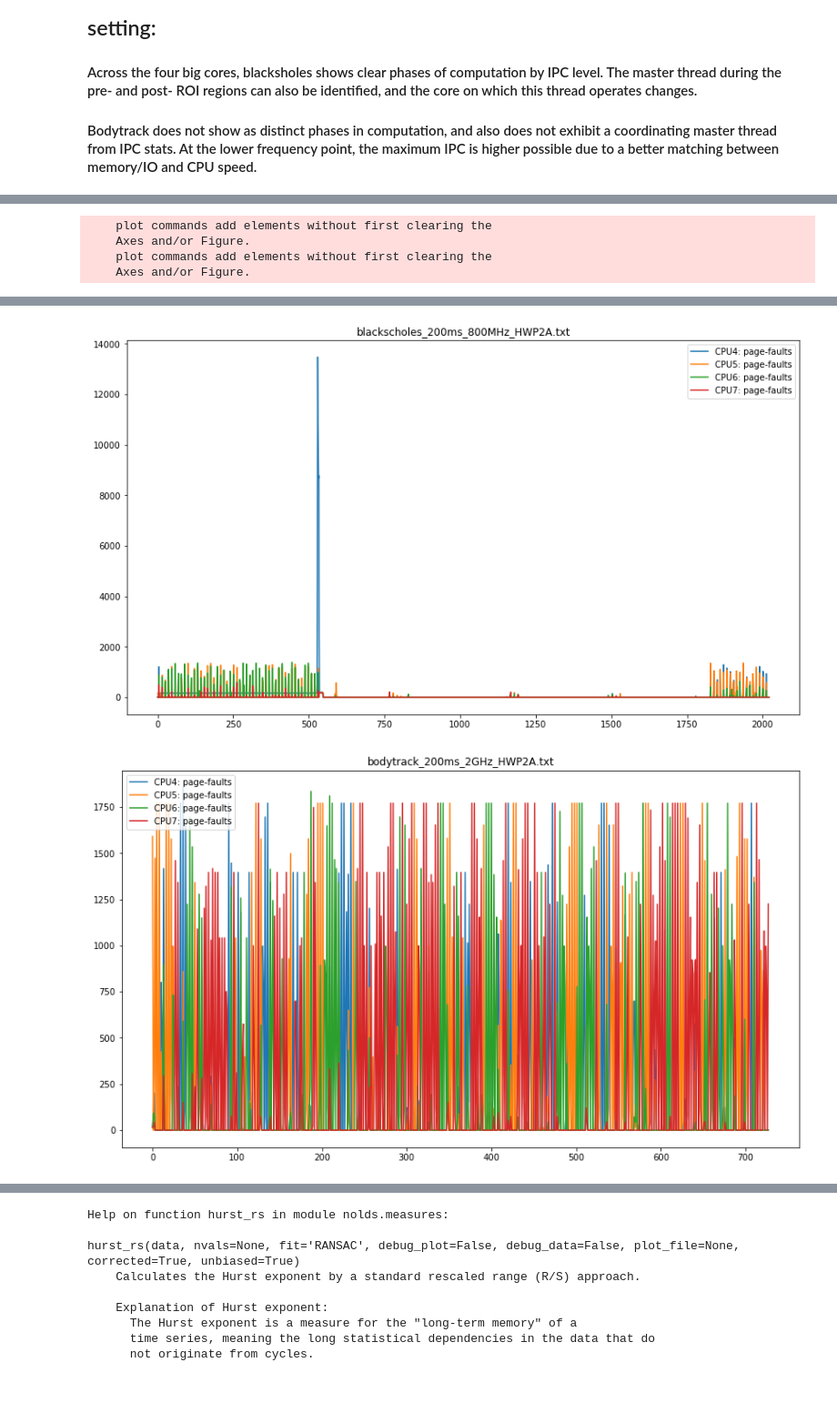
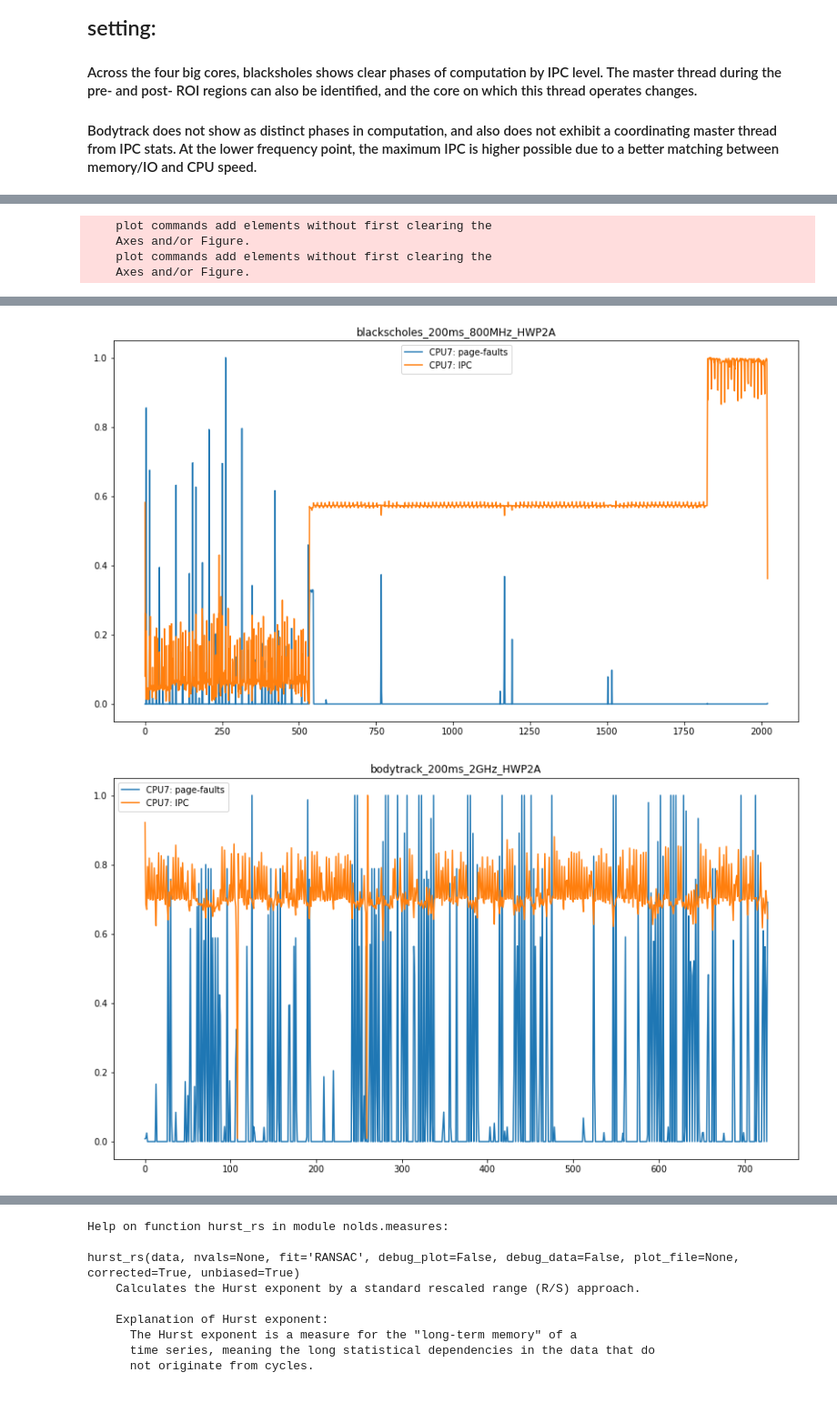
Before and after one commit to MaiaBlanco/userland_dvfs_gov, a Jupyter notebook: data/perf_counters/Plot Perf Counters.ipynb, the cells around one changed output, grey strips where cells are left out. Shown at 91% size. Saved outputs shown, nothing was run; the diff lists cells and outputs as text; code cells hidden in the pictures.

Commit message:
Add data for problems 2 and 3.

```diff
--- a/data/perf_counters/Plot Perf Counters.ipynb
+++ b/data/perf_counters/Plot Perf Counters.ipynb
@@ -71,7 +71,9 @@ def read_perf_data_separated(file_name):
 
     return perf_data
 
-def plot_counter(perf_data, counter_names, cpu_names, show=True, normalize=False, title=""):
+def plot_counter(perf_data, counter_names, cpu_names, show=True, normalize=False, save=False, title=""):
+    if len(title) > 0:
+        title = title[0:title.rindex(".")]
     if len(counter_names) == 0 or len(cpu_names) == 0:
         print("Error: no counter names or cpu names supplied")
         return
@@ -92,6 +94,8 @@ def plot_counter(perf_data, counter_names, cpu_names, show=True, normalize=False
             plt.hold(True)
     plt.legend()
     plt.title(title)
+    if save:
+        plt.savefig(title+"_plot.png", bbox_inches='tight')
     if show:
         plt.hold(False)
         plt.show()
@@ -165,7 +169,7 @@ for i in range(len(data_files)):
 counters = ['cycles']
 cpus = ['CPU4', 'CPU5', 'CPU6','CPU7']
 for i in range(len(data_files)):
-    plot_counter(series_data[data_files[i]], counters, cpus, show=True, normalize=False, title=data_files[i])
+    plot_counter(series_data[data_files[i]], counters, cpus, save=True, show=True, normalize=False, title=data_files[i])
 # %% [output]
     plot commands add elements without first clearing the
     Axes and/or Figure.
@@ -178,9 +182,9 @@ for i in range(len(data_files)):
 # %%
 # plot the data for CPU4 page-faults for both benchmarks
-counters = ['page-faults']
-cpus = ['CPU4', 'CPU5', 'CPU6','CPU7']
+counters = ['page-faults', 'IPC']
+cpus = ['CPU7']
 for i in range(len(data_files)):
-    plot_counter(series_data[data_files[i]], counters, cpus, show=True, normalize=False, title=data_files[i])
+    plot_counter(series_data[data_files[i]], counters, cpus, save=True, show=True, normalize=True, title=data_files[i])
 # %% [output]
     plot commands add elements without first clearing the
     Axes and/or Figure.
@@ -190,2 +194,2 @@ for i in range(len(data_files)):
-[figure, old version]
+[figure, new version]
-[figure, old version]
+[figure, new version]
```
Also changed, not shown: parts of 6 cells of this notebook, 13 other files.
